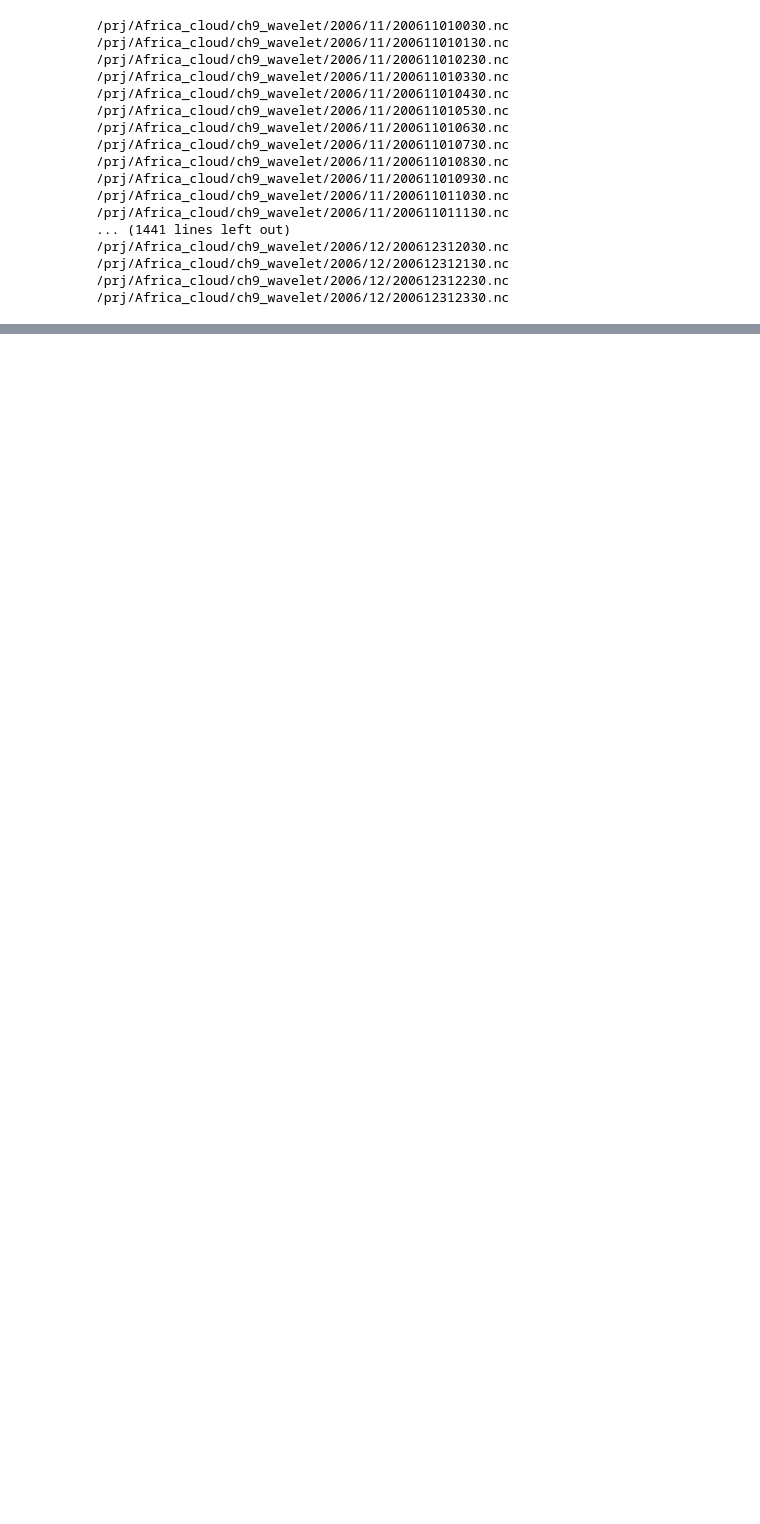
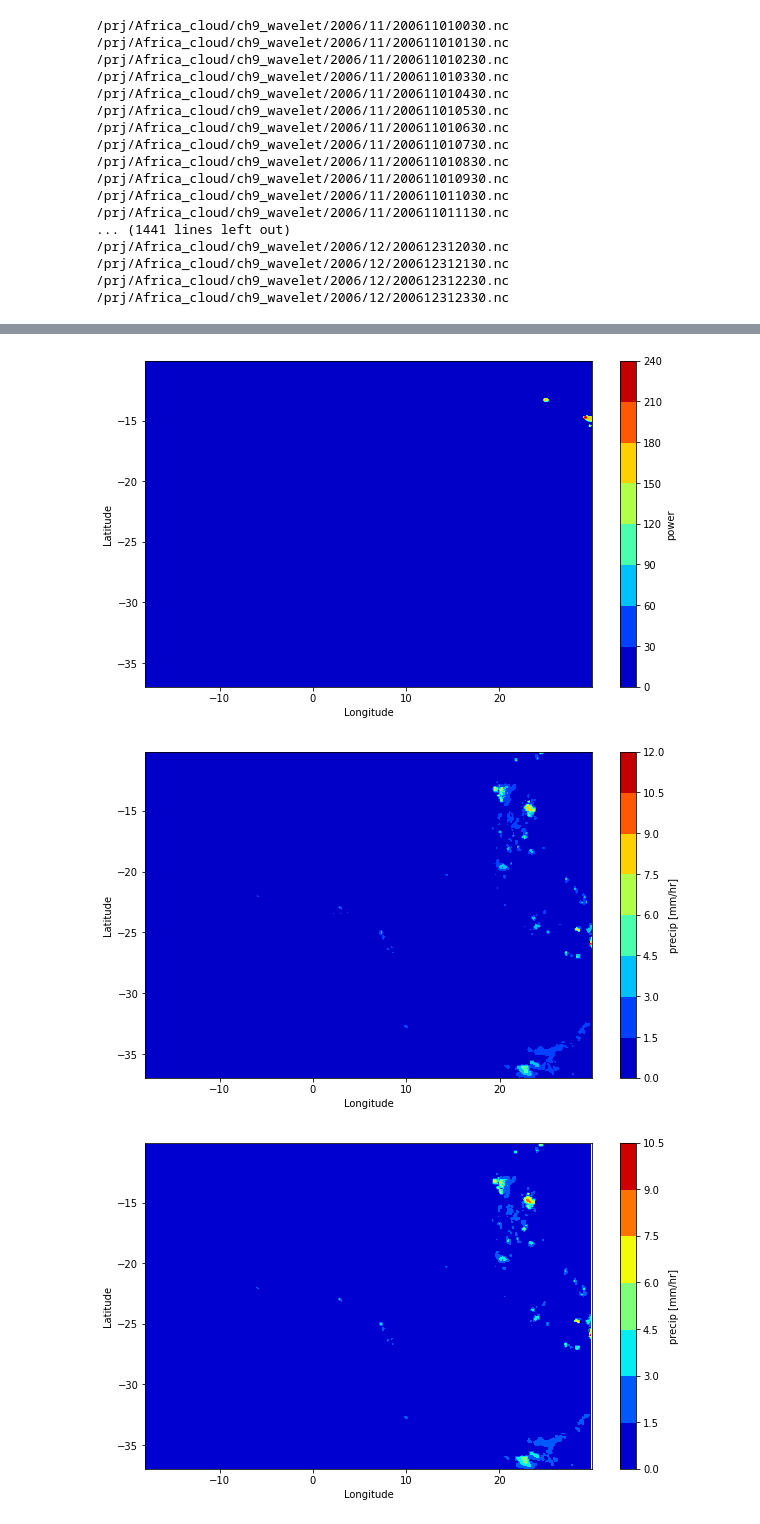
Before and after one commit to JawairiaAA/Africa_cores, a Jupyter notebook: Analyze_core_file_data.ipynb, the cells around one changed output, grey strips where cells are left out. Saved outputs shown, nothing was run; the diff lists cells and outputs as text; code cells hidden in the pictures; blank space fills up the shorter version.

```diff
--- a/Analyze_core_file_data.ipynb
+++ b/Analyze_core_file_data.ipynb
@@ -214,27 +214,31 @@ mcstrack_20061127_1330.nc
 # %%
 # visualize core data at inherent grid/resol
 plt.figure(figsize=(10,6))
-plt.contourf(X,Y,cores[:,:,10],cmap='jet')
+plt.contourf(X,Y,cores[:,:,1],cmap='jet')
 plt.colorbar(label='power')
 plt.xlabel('Longitude')
 plt.ylabel('Latitude')
 plt.show()
 
 # visualize core data at inherent grid/resol
 plt.figure(figsize=(10,6))
-plt.contourf(lon_p,lat_p,precip[:,:,10],cmap='jet')#
+plt.contourf(lon_p,lat_p,precip[:,:,1],cmap='jet')#
 plt.colorbar(label='precip [mm/hr]')
 plt.xlabel('Longitude')
 plt.ylabel('Latitude')
 plt.show()
 
 # visualize core data at inherent grid/resol
 plt.figure(figsize=(10,6))
-plt.contourf(X,Y,regidded_precip[:,:,10],cmap='jet')#
+plt.contourf(X,Y,regidded_precip[:,:,1],cmap='jet')#
 plt.colorbar(label='precip [mm/hr]')
 plt.xlabel('Longitude')
 plt.ylabel('Latitude')
 plt.show()
+# %% [output]
+[figure, added]
+[figure, added]
+[figure, added]
 # %%
 # find rainfall pixels collocated with cores
 cores_1D = cores.flatten()
```
Also changed, not shown: parts of 6 cells of this notebook.
